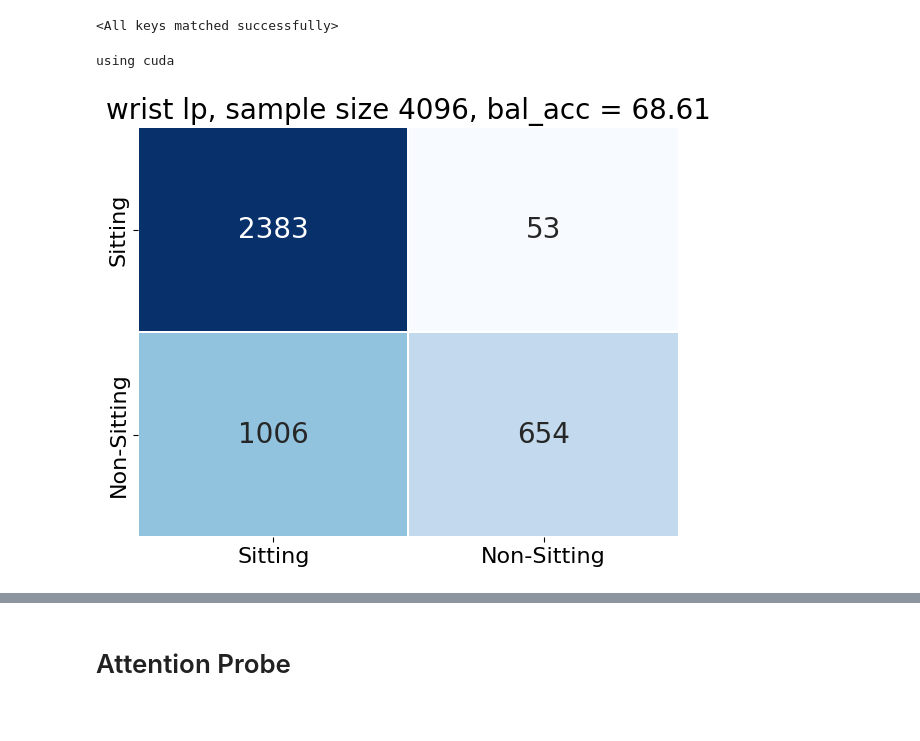
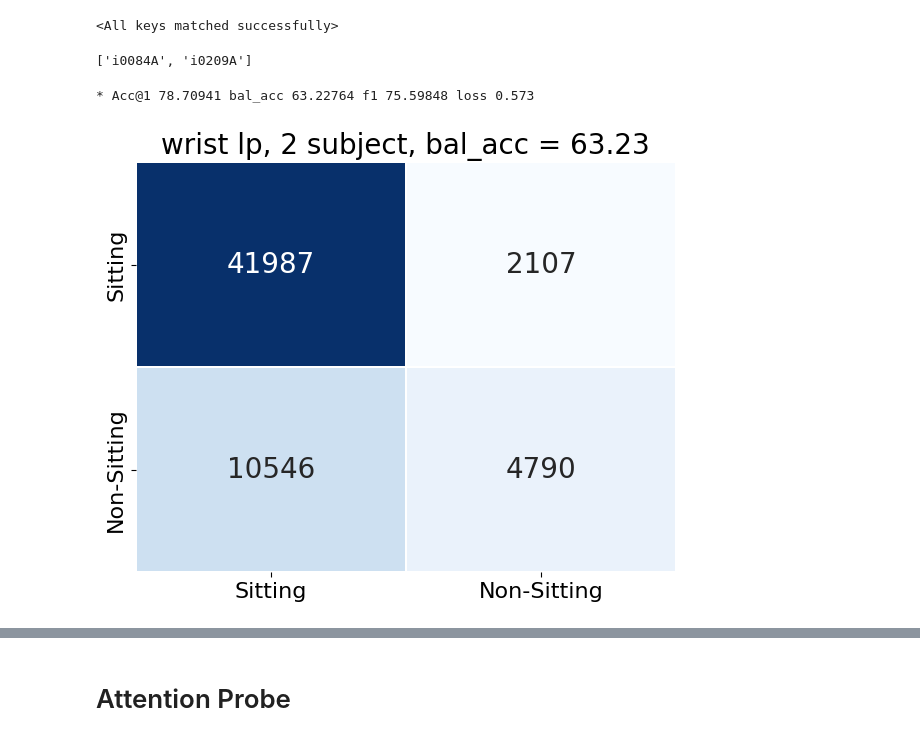
Before and after one commit to yuc0805/DeepPostures_MAE, a Jupyter notebook: MoCA/confusion_matrix.ipynb, the cells around one changed output, grey strips where cells are left out. Cells and saved outputs as stored; diff of their text form; code cells hidden in the pictures.

```diff
--- a/MoCA/confusion_matrix.ipynb
+++ b/MoCA/confusion_matrix.ipynb
@@ -203,16 +148,15 @@ wrist_lp_model.load_state_dict(wrist_lp_checkpoint, strict=True)
 # %% [output]
 <All keys matched successfully>
 # %%
-from sklearn.metrics import confusion_matrix
-wrist_loader = get_loader('/niddk-data-central/iWatch/pre_processed_seg/W',subset=4096)
-wrist_pred_all, wrist_target_all, wrisst_accuracy_all = mae_classification_pass(wrist_loader,wrist_lp_model)
-trial_classification = f'wrist lp, sample size 4096, bal_acc = {wrisst_accuracy_all*100:.2f}'
-wrist_cm_all = confusion_matrix(wrist_target_all, wrist_pred_all)
-
+wrist_lp_model = wrist_lp_model.to('cuda')
+wrist_loader = get_iterloader('/niddk-data-central/iWatch/pre_processed_pt/W')
+wrist_cm_all, wrisst_accuracy_all = evaluate_cm(wrist_loader,wrist_lp_model,device='cuda',as_img=True)
+trial_classification = f'wrist lp, 2 subject, bal_acc = {wrisst_accuracy_all:.2f}'
 wrist_cm_plt = plot_cm(wrist_cm_all,trial_classification)
 # %% [output]
-using cuda
+['i0084A', 'i0209A']
+* Acc@1 78.70941 bal_acc 63.22764 f1 75.59848 loss 0.573
-[figure, old version]
+[figure, new version]
 # %%
 import wandb
 wandb.login(key='32b6f9d5c415964d38bfbe33c6d5c407f7c19743')
```
Also changed, not shown: parts of 9 cells of this notebook.
